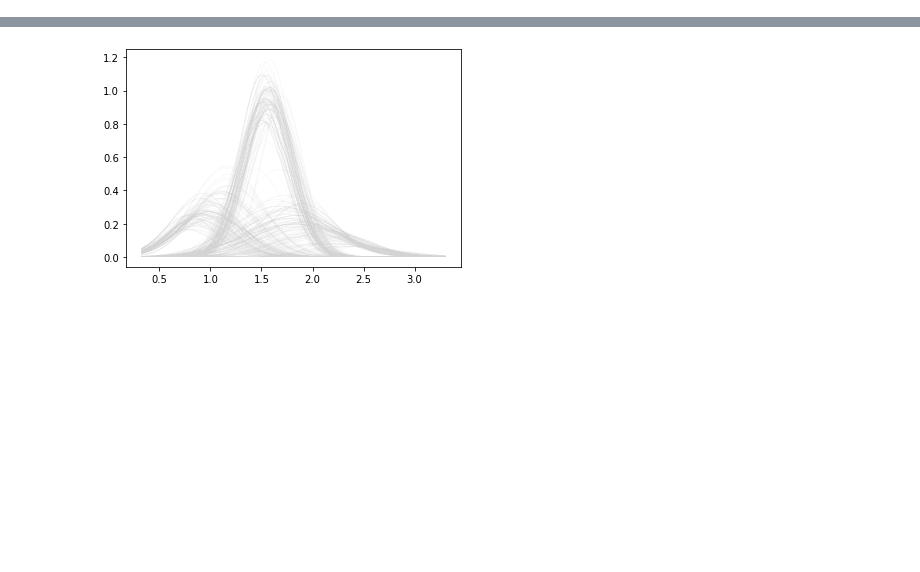
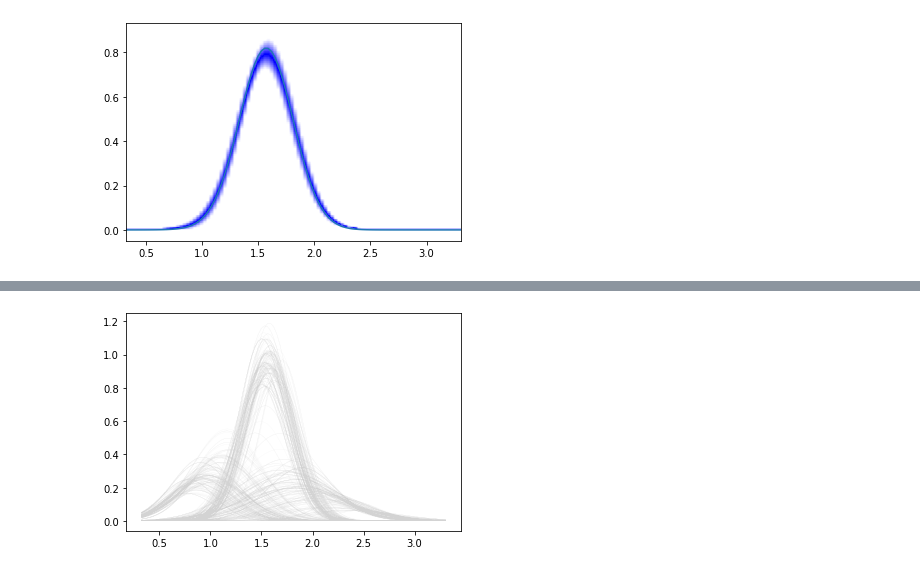
Before and after one commit to botaoxiongyong/pyIRM, a Jupyter notebook: pyIRM/pyIRM.ipynb, the cells around one changed output, grey strips where cells are left out. Saved outputs shown, nothing was run; the diff lists cells and outputs as text; code cells hidden in the pictures; blank space fills up the shorter version.

```diff
--- a/pyIRM/pyIRM.ipynb
+++ b/pyIRM/pyIRM.ipynb
@@ -26,0 +103,32 @@ No artists with labels found to put in legend.  Note that artists whose label st
+# %%
+
+mean = np.mean(ycomponents[1][1],axis=0)
+#means.append(mean)
+std = np.std(ycomponents[1][1],axis=0)
+# %%
+
+
+x = xfit#np.linspace(0, 10, 200)
+y1 = mean-std#np.random.normal(0.02, 1, 100).cumsum() + 20
+y2 = mean+std#np.random.normal(0.05, 1, 100).cumsum() + 50
+plt.plot(x,mean)
+
+cm1 = LinearSegmentedColormap.from_list('Temperature Map', ['white','blue', 'white'])
+
+polygon = plt.fill_between(x, y1, y2, lw=0, color='none')
+ylim = plt.ylim()
+verts = np.vstack([p.vertices for p in polygon.get_paths()])
+ymin, ymax = verts[:, 1].min(), verts[:, 1].max()
+#gradient = plt.imshow(np.array([np.interp(np.linspace(ymin, ymax, 400), [y1i, y2i], np.arange(2))
+#                                for y1i, y2i in zip(y1, y2)]).T,
+#                      cmap=cm1, aspect='auto', origin='lower', extent=[x.min(), x.max(), ymin, ymax])
+
+gradient = plt.imshow(np.array([np.interp(np.linspace(ymin, ymax, 100), [y1i, y2i], np.arange(2))
+                                for y1i, y2i in zip(gaussian_filter(y1, 2, mode='constant'),
+                                                    gaussian_filter(y2, 2, mode='constant'))]).T,
+                      cmap=cm1, aspect='auto', origin='lower', extent=[x.min(), x.max(), y1.min(), y2.max()])
+#gradient.set_clip_path(polygon.get_paths()[0], transform=plt.gca().transData)
+plt.ylim(ylim)
+plt.show()
+# %% [output]
+[figure, added]
```
Also changed, not shown: parts of 9 cells of this notebook, 13 other files.
